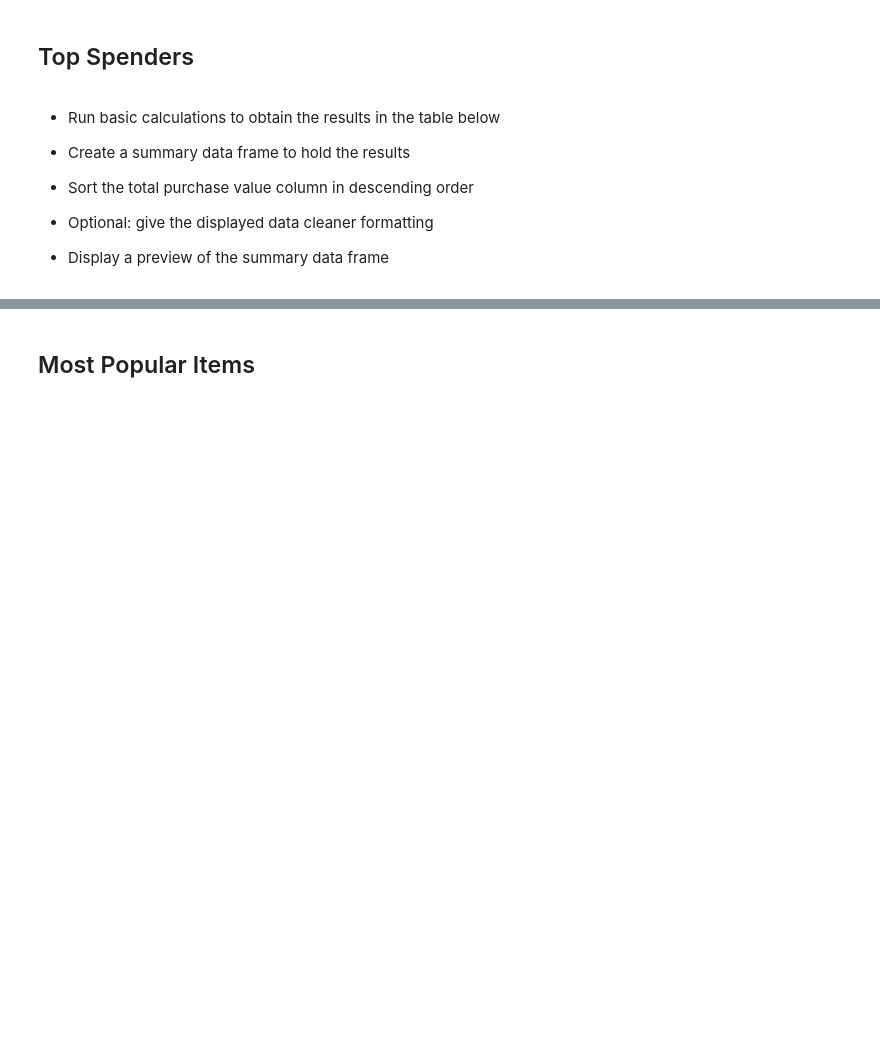
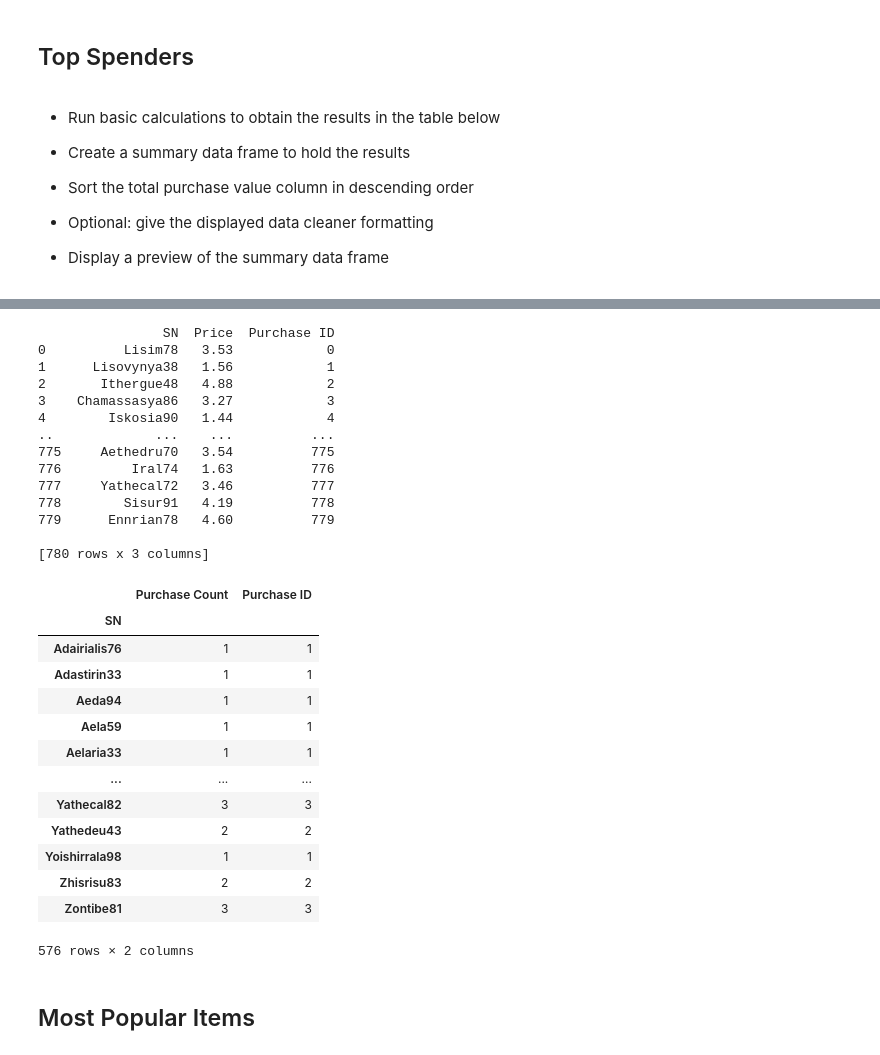
Before and after one commit to chiron-chiron/pandas-challenge, a Jupyter notebook: HeroesOfPymoli/HeroesOfPymoli_starter.ipynb, the cells around one changed output, grey strips where cells are left out. Saved outputs shown, nothing was run; the diff lists cells and outputs as text; code cells hidden in the pictures; blank space fills up the shorter version.

```diff
--- a/HeroesOfPymoli/HeroesOfPymoli_starter.ipynb
+++ b/HeroesOfPymoli/HeroesOfPymoli_starter.ipynb
@@ -381,3 +376,74 @@ reduced_top_purchase_data_df
+# %%
+# Read Purchasing File and store into new Pandas data frame
+purchase_data_df2 = pd.read_csv(file_to_load)
+
+reduced_top_purchase_data_df = purchase_data_df2.loc[:, ["SN","Price","Purchase ID"]]
+print(reduced_top_purchase_data_df)
+
+# GROUPBY SN
+## For Purchase Count
+SN_group_PC = reduced_top_purchase_data_df.groupby(["SN"])
+
+# Retrieve 'Purchase Count'
+SN_group_PC = SN_group.count()
+# SN_group_PC_sort = SN_group_PC.sort_values("Price", ascending=False)
+SN_group_PC_renamed = SN_group_PC.rename(columns={"Price": "Purchase Count"})
+SN_group_PC_renamed
+
+# Retrieve 'Average Purchase Price'
+# SN_group_APP = SN_group.mean()
+# SN_group_APP
+
+
+# # Retrieve 'Total Purchase Value'
+# SN_group_TPV = SN_group.sum()
+# print(SN_group_TPV)
+
+
+
+
+# #Convert count series output into dataframe, set headers titles, sort values ascending order
+# final_compare_df = gender_group.count().rename_axis('Gender').reset_index(name='Total Count').sort_values(['Total Count'], ascending=False)
+# # final_compare_df2 = final_compare_df[["Gender","Total Count"]]  #Don't know how to drop index
+# final_compare_df3 = final_compare_df.set_index("Gender")
+
+
+
+
+
+
+# test = SN_group2["Purhcase ID"].count().reset_index()
+# print(test)
+# Count how many fall within each bin by using count and print series
+# %% [output]
+                SN  Price  Purchase ID
+0          Lisim78   3.53            0
+1      Lisovynya38   1.56            1
+2       Ithergue48   4.88            2
+3    Chamassasya86   3.27            3
+4        Iskosia90   1.44            4
+..             ...    ...          ...
+775     Aethedru70   3.54          775
+776         Iral74   1.63          776
+777     Yathecal72   3.46          777
+778        Sisur91   4.19          778
+779      Ennrian78   4.60          779
+
+[780 rows x 3 columns]
+|  | Purchase Count | Purchase ID |
+| SN |  |  |
+| Adairialis76 | 1 | 1 |
+| Adastirin33 | 1 | 1 |
+| Aeda94 | 1 | 1 |
+| Aela59 | 1 | 1 |
+| Aelaria33 | 1 | 1 |
+| ... | ... | ... |
+| Yathecal82 | 3 | 3 |
+| Yathedeu43 | 2 | 2 |
+| Yoishirrala98 | 1 | 1 |
+| Zhisrisu83 | 2 | 2 |
+| Zontibe81 | 3 | 3 |
+576 rows × 2 columns
 # %% [markdown]
 ## Most Popular Items
 # %% [markdown]
```
Also changed, not shown: parts of 4 cells of this notebook.
